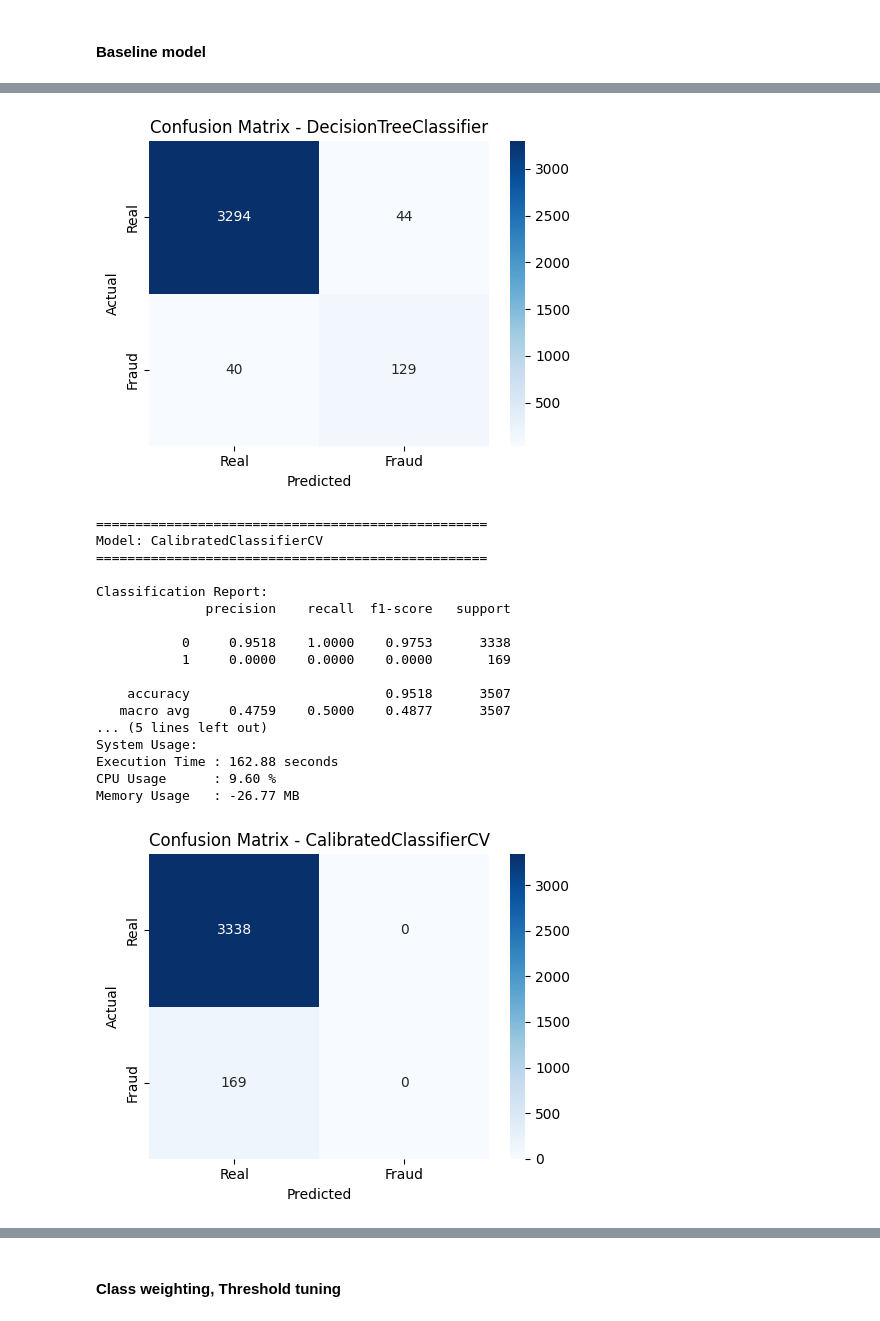
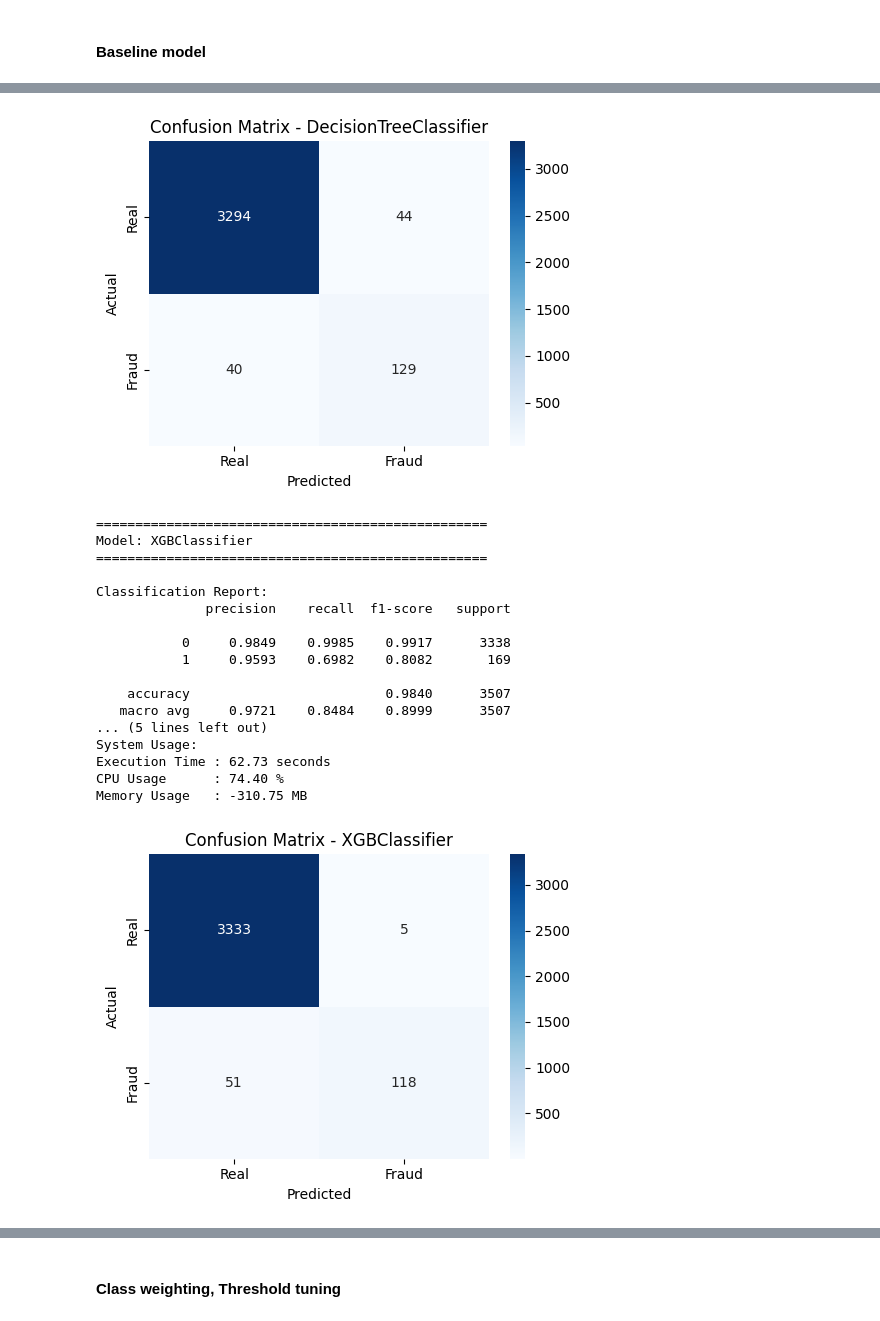
Before and after one commit to SpencerLimSzeSing/fraudulent-job-prediction, a Jupyter notebook: notebook/notebook.ipynb, the cells around one changed output, grey strips where cells are left out. Saved outputs shown, nothing was run; the diff lists cells and outputs as text; code cells hidden in the pictures.

Commit message:
update model and eda

```diff
--- a/notebook/notebook.ipynb
+++ b/notebook/notebook.ipynb
@@ -382,0 +627,14 @@ df1['country'].nunique()
+# %%
+# List of text features
+text_features = ['title', 'department', 'company_profile', 'description', 'requirements', 'benefits']
+
+def stemming(text):
+    if isinstance(text, str):
+        tokens = text.split()
+        cleaned_tokens = [ps.stem(w) for w in tokens]
+        return ' '.join(cleaned_tokens)
+    else:
+        return ''
+
+for feature in text_features:
+    df1[feature] = df1[feature].apply(stemming)
@@ -382,0 +647,3 @@ df1['country'].nunique()
+# %%
+df1.drop(columns=['combined_text'], inplace=True)
+df1.info()
@@ -592,0 +885,2 @@ See the caveats in the documentation: https://pandas.pydata.org/pandas-docs/stab
+# %%
+df1.drop(columns=['department_top', 'industry_top', 'function_top','country_top'], inplace=True)
@@ -833,7 +1167,7 @@ X_test_benefits = tfidf_test_matrices[4]
 # %%
 cat_cols = ["department", "employment_type", "required_experience",
             "required_education", "industry", "function",
-            "country", "state", "city"]
+            "country"]
 
 ohe = OneHotEncoder(handle_unknown='ignore', sparse_output=True)
 ohe.fit(X_train[cat_cols].fillna("Unknown"))
@@ -896,8 +1230,16 @@ models = [
     SGDClassifier(loss='log_loss', max_iter=1000, tol=1e-3, random_state=42),
     RandomForestClassifier(n_estimators=200, random_state=42, n_jobs=-1),
     DecisionTreeClassifier(random_state=42),
-    CalibratedClassifierCV(
-        LinearSVC(class_weight='balanced', max_iter=10000), method='sigmoid')
+    XGBClassifier(
+        n_estimators=200,
+        learning_rate=0.1,
+        max_depth=6,
+        subsample=1.0,
+        colsample_bytree=1.0,
+        eval_metric='logloss',
+        random_state=42,
+        n_jobs=-1
+    )
 
 ]
 
@@ -1075,22 +1417,22 @@ Memory Usage   : 0.01 MB
 [figure]
 ==================================================
-Model: CalibratedClassifierCV
+Model: XGBClassifier
 ==================================================
 
 Classification Report:
               precision    recall  f1-score   support
 
-           0     0.9518    1.0000    0.9753      3338
-           1     0.0000    0.0000    0.0000       169
+           0     0.9849    0.9985    0.9917      3338
+           1     0.9593    0.6982    0.8082       169
 
-    accuracy                         0.9518      3507
-   macro avg     0.4759    0.5000    0.4877      3507
+    accuracy                         0.9840      3507
+   macro avg     0.9721    0.8484    0.8999      3507
 ... (5 lines left out)
 System Usage:
-Execution Time : 162.88 seconds
-CPU Usage      : 9.60 %
-Memory Usage   : -26.77 MB
+Execution Time : 62.73 seconds
+CPU Usage      : 74.40 %
+Memory Usage   : -310.75 MB
-[figure, old version]
+[figure, new version]
 # %%
 results_df = pd.DataFrame(results)
 results_df.sort_values(by="pr_auc", ascending=False)
```
Also changed, not shown: parts of 47 cells of this notebook, 9 other files.
